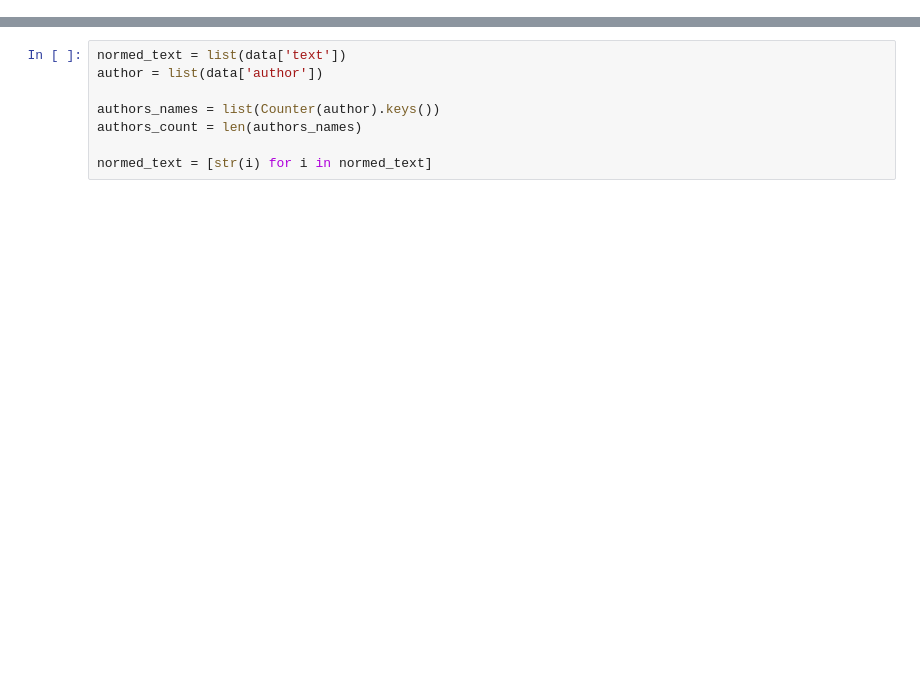
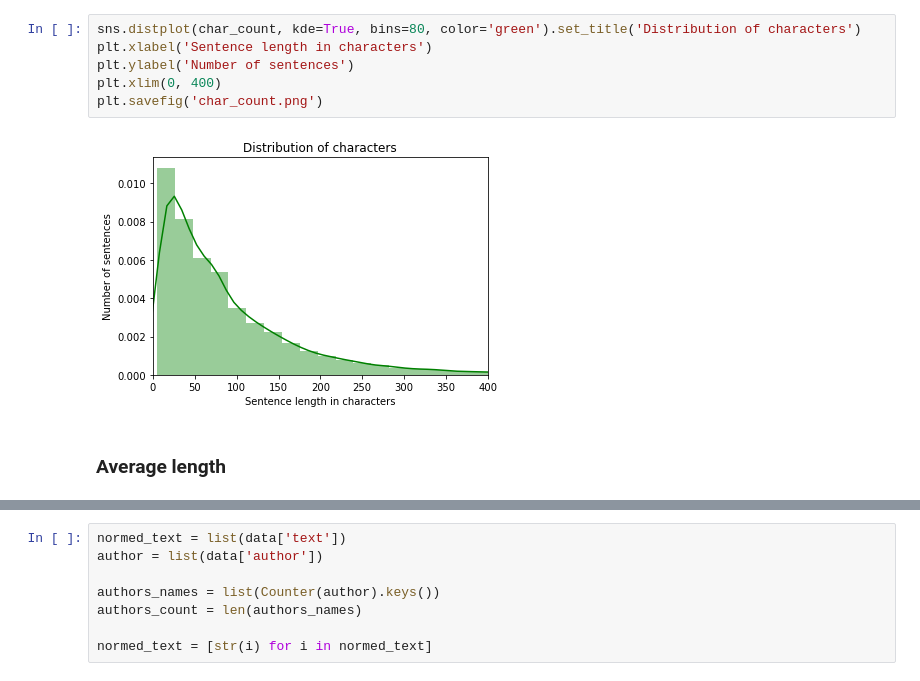
Before and after one commit to d0rj/AuthorshipAttribution, a Jupyter notebook: analysys.ipynb, the cells around one changed output, grey strips where cells are left out. Saved outputs shown, nothing was run; the diff lists cells and outputs as text; blank space fills up the shorter version.

```diff
--- a/analysys.ipynb
+++ b/analysys.ipynb
@@ -6,0 +276,10 @@
+# %%
+sns.distplot(char_count, kde=True, bins=80, color='green').set_title('Distribution of characters')
+plt.xlabel('Sentence length in characters')
+plt.ylabel('Number of sentences')
+plt.xlim(0, 400)
+plt.savefig('char_count.png')
+# %% [output]
+[figure, added]
+# %% [markdown]
+### Average length
```
Also changed, not shown: parts of 175 cells of this notebook.
